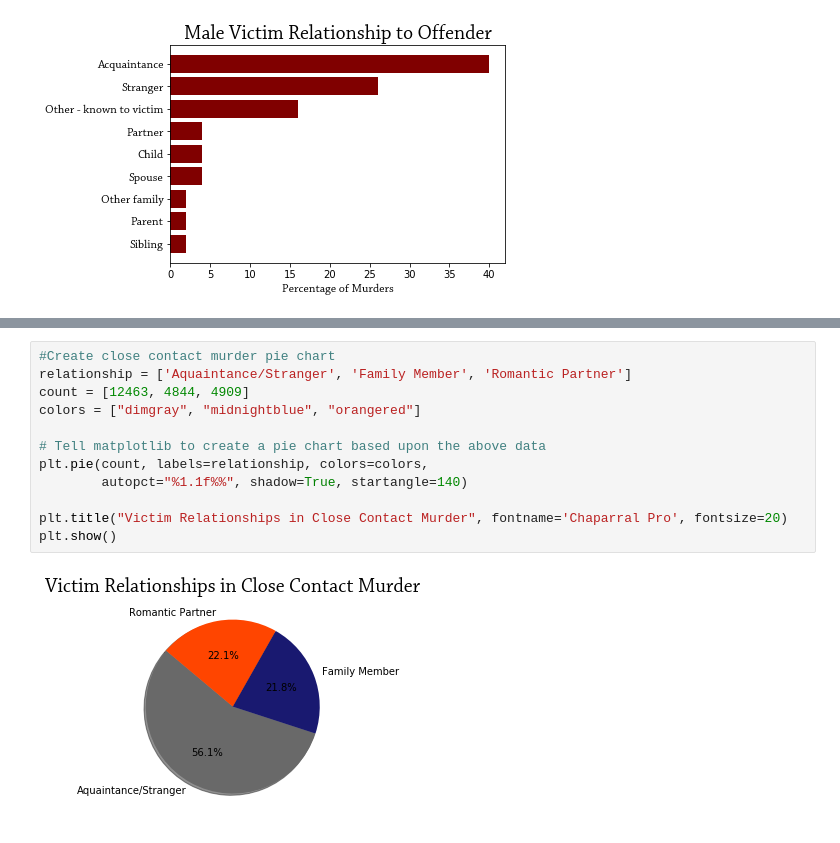
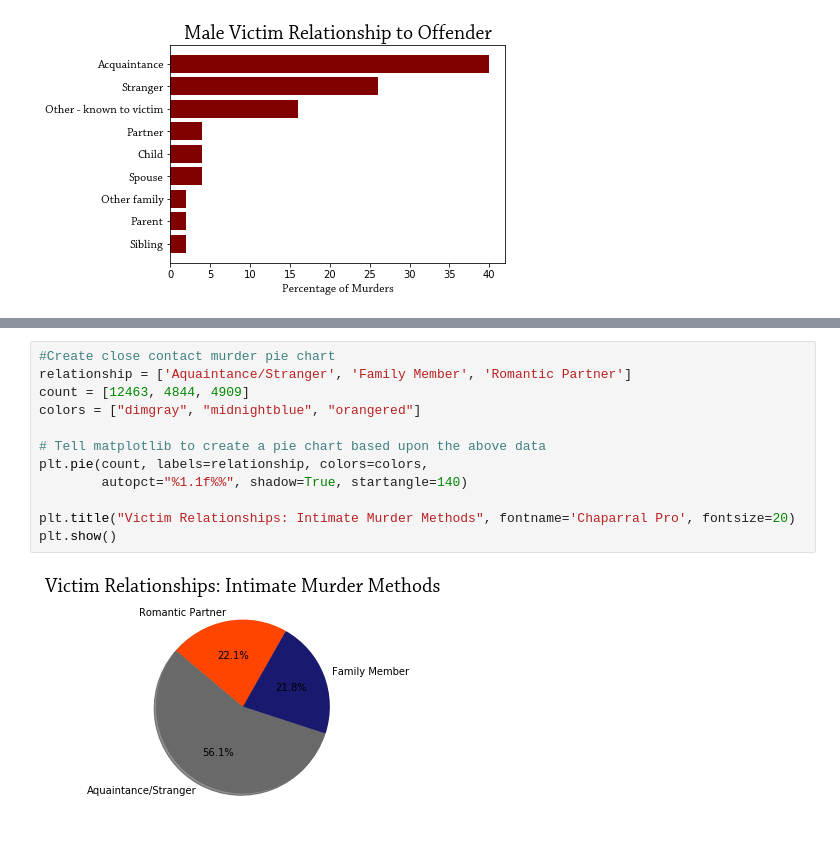
Before and after one commit to bendgame/Project-one, a Jupyter notebook: Midwest_Murder_Relationships.ipynb, the cells around one changed output, grey strips where cells are left out. Cells and saved outputs as stored; diff of their text form.

Commit message:
Changed weapon classes to intimate and detached. Cosolidated cells.

```diff
--- a/Midwest_Murder_Relationships.ipynb
+++ b/Midwest_Murder_Relationships.ipynb
@@ -350,17 +246,17 @@ Name: Minimal Contact Murder, dtype: int64
 # %%
 #Create close contact murder pie chart
 relationship = ['Aquaintance/Stranger', 'Family Member', 'Romantic Partner']
 count = [12463, 4844, 4909]
 colors = ["dimgray", "midnightblue", "orangered"]
 
 # Tell matplotlib to create a pie chart based upon the above data
 plt.pie(count, labels=relationship, colors=colors,
         autopct="%1.1f%%", shadow=True, startangle=140)
 
-plt.title("Victim Relationships in Close Contact Murder", fontname='Chaparral Pro', fontsize=20)
+plt.title("Victim Relationships: Intimate Murder Methods", fontname='Chaparral Pro', fontsize=20)
 plt.show()
 # %% [output]
-[figure, old version]
+[figure, new version]
 # %%
 relationship = ['Aquaintance/Stranger', 'Family Member', 'Romantic Partner']
 count = [35717, 4881, 8679]
```
Also changed, not shown: parts of 20 cells of this notebook.
